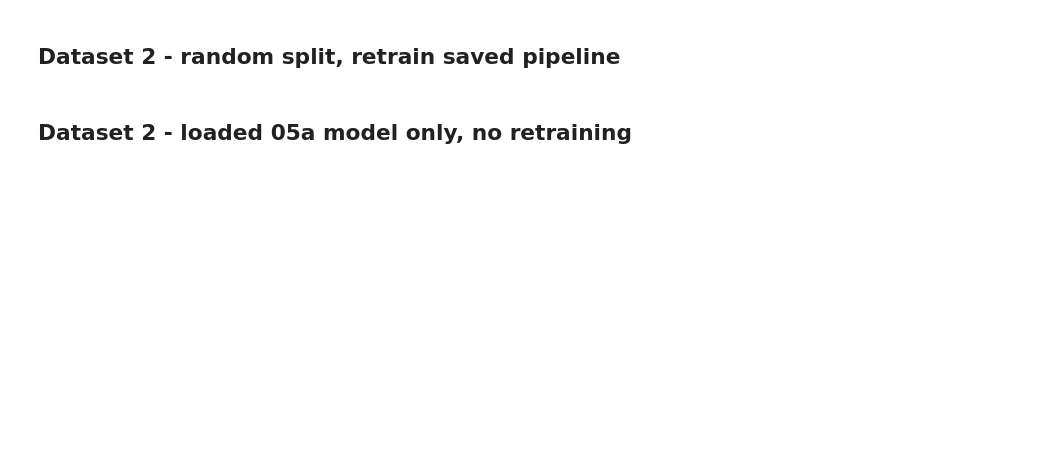
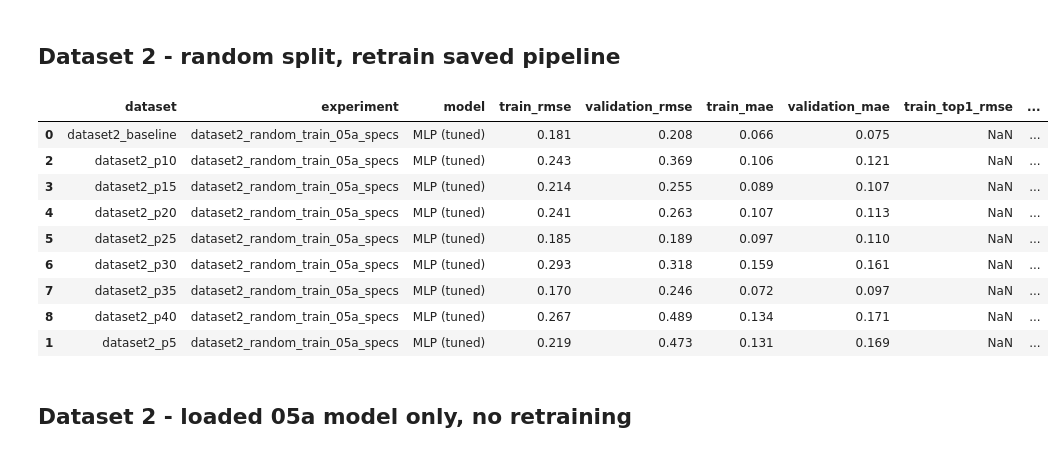
Before and after one commit to RubenCMarques/Using-GNNs-to-minimize-systemic-risk, a Jupyter notebook: src/notebooks/05_embedding_ml/05d_ML_Saved_05a_Additional_Datasets.ipynb, the cells around one changed output. Cells and saved outputs as stored; diff of their text form; code cells hidden in the pictures; blank space fills up the shorter version.

```diff
--- a/src/notebooks/05_embedding_ml/05d_ML_Saved_05a_Additional_Datasets.ipynb
+++ b/src/notebooks/05_embedding_ml/05d_ML_Saved_05a_Additional_Datasets.ipynb
@@ -247,18 +261,29 @@ display(dataset1_results.sort_values(['dataset', 'validation_rmse']))
 # %%
 dataset2_train_rows = []
 
 for dataset_name, filename in dataset2_files.items():
     df, feature_cols = load_dataset(filename)
     train_df, val_df, test_df = random_split(df)
     rows, preds = fit_and_score(
-        dataset_name, 'dataset2_random_retrain', df, feature_cols, train_df, val_df, test_df,
+        dataset_name, 'dataset2_random_train_05a_specs', df, feature_cols, train_df, val_df, test_df,
         cohort=set(),  # skip top-1% on dataset 2 (1 row per bank, no cross-split overlap)
     )
     dataset2_train_rows.extend(rows)
     all_predictions.extend(preds)
 
 dataset2_train_results = prepare_metric_table(pd.DataFrame(dataset2_train_rows))
 display(dataset2_train_results.sort_values(['dataset', 'validation_rmse']))
+# %% [output]
+|  | dataset | experiment | model | train_rmse | validation_rmse | train_mae | validation_mae | train_top1_rmse | ... |
+| 0 | dataset2_baseline | dataset2_random_train_05a_specs | MLP (tuned) | 0.181 | 0.208 | 0.066 | 0.075 | NaN | ... |
+| 2 | dataset2_p10 | dataset2_random_train_05a_specs | MLP (tuned) | 0.243 | 0.369 | 0.106 | 0.121 | NaN | ... |
+| 3 | dataset2_p15 | dataset2_random_train_05a_specs | MLP (tuned) | 0.214 | 0.255 | 0.089 | 0.107 | NaN | ... |
+| 4 | dataset2_p20 | dataset2_random_train_05a_specs | MLP (tuned) | 0.241 | 0.263 | 0.107 | 0.113 | NaN | ... |
+| 5 | dataset2_p25 | dataset2_random_train_05a_specs | MLP (tuned) | 0.185 | 0.189 | 0.097 | 0.110 | NaN | ... |
+| 6 | dataset2_p30 | dataset2_random_train_05a_specs | MLP (tuned) | 0.293 | 0.318 | 0.159 | 0.161 | NaN | ... |
+| 7 | dataset2_p35 | dataset2_random_train_05a_specs | MLP (tuned) | 0.170 | 0.246 | 0.072 | 0.097 | NaN | ... |
+| 8 | dataset2_p40 | dataset2_random_train_05a_specs | MLP (tuned) | 0.267 | 0.489 | 0.134 | 0.171 | NaN | ... |
+| 1 | dataset2_p5 | dataset2_random_train_05a_specs | MLP (tuned) | 0.219 | 0.473 | 0.131 | 0.169 | NaN | ... |
 # %% [markdown]
 ## Dataset 2 - loaded 05a model only, no retraining
 # %%
```
Also changed, not shown: parts of 7 cells of this notebook, 6 other files.
